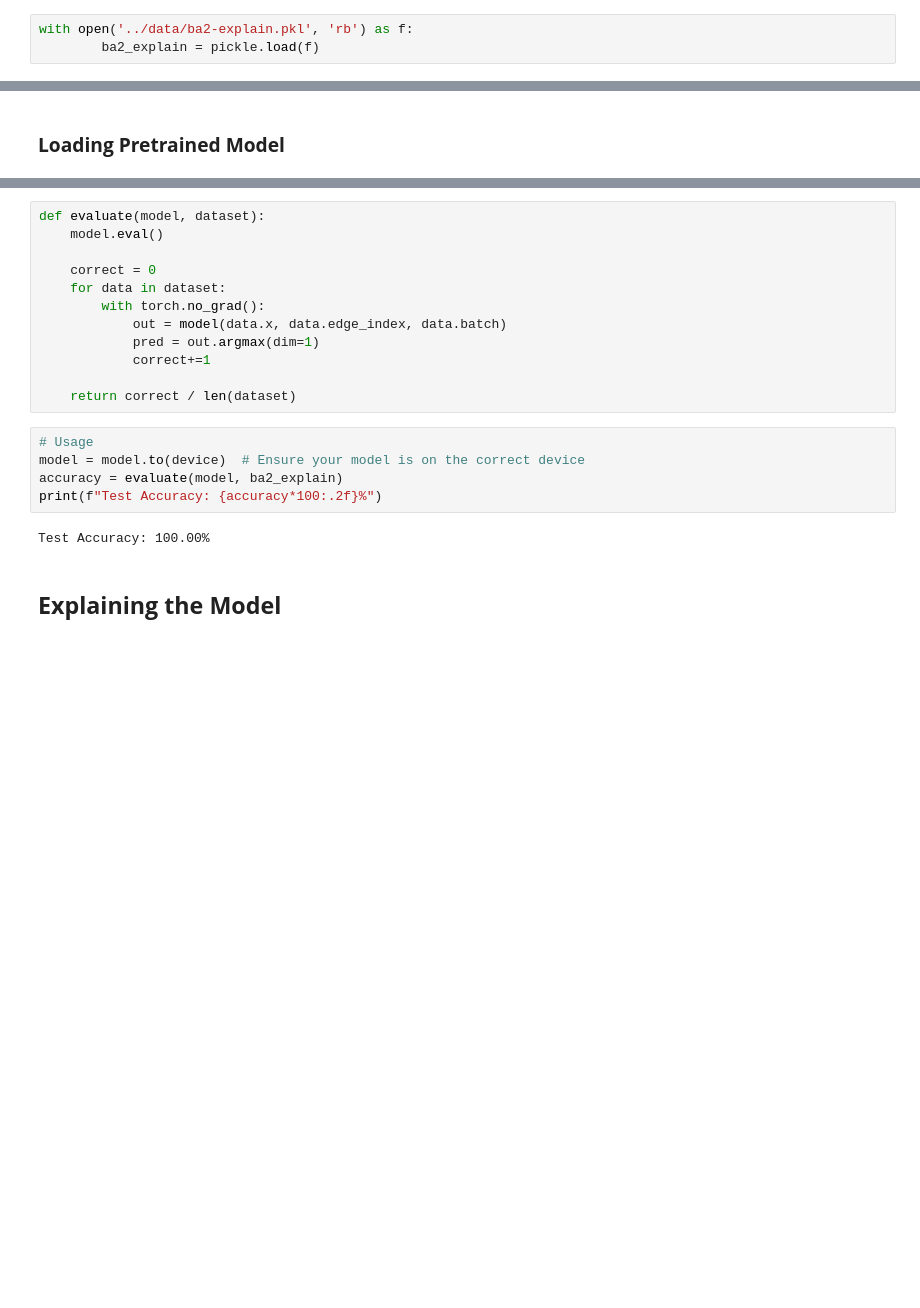
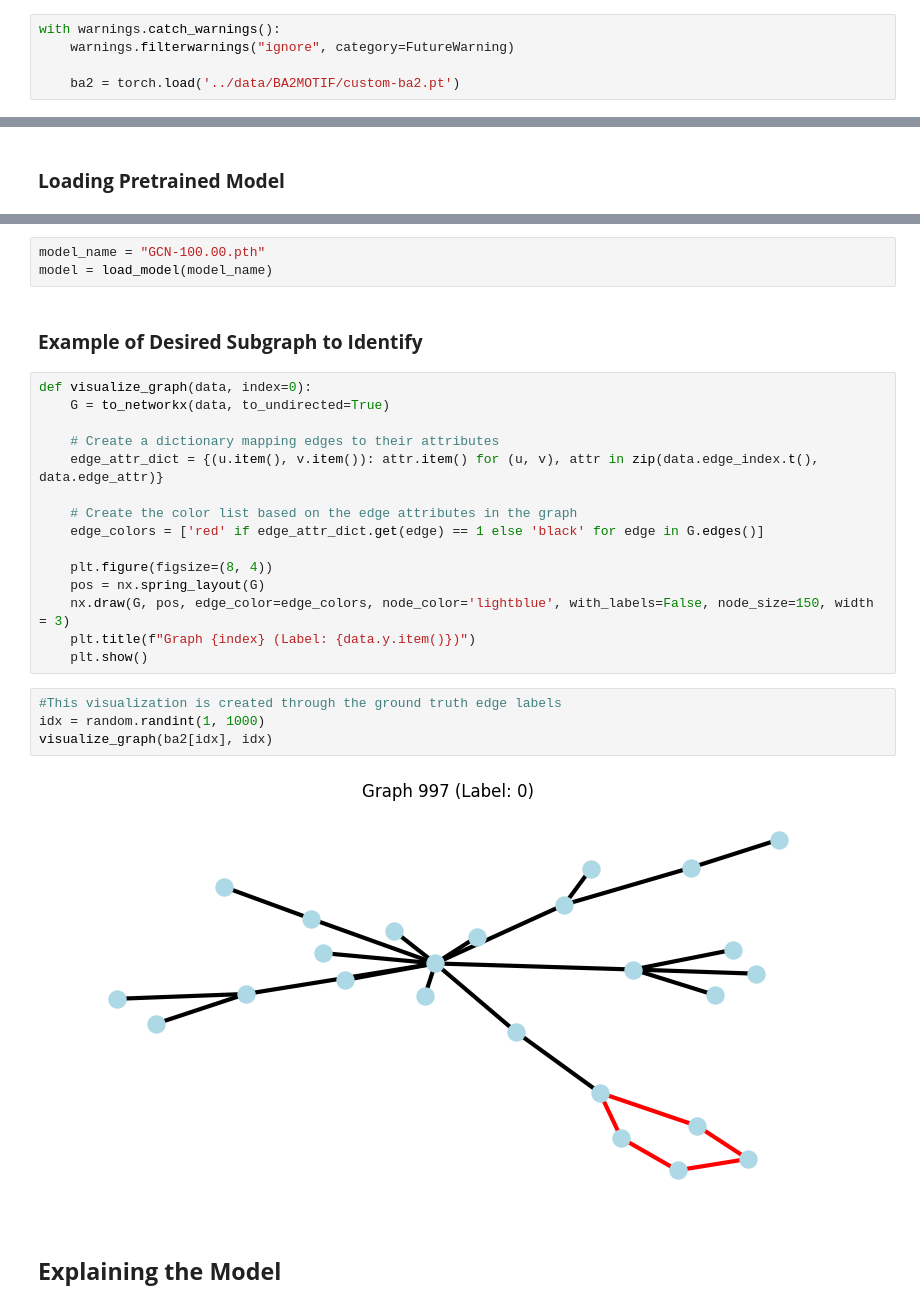
Before and after one commit to dariansal/graphs-deep-learning-explainability, a Jupyter notebook: notebooks/PGExplainer.ipynb, the cells around one changed output, grey strips where cells are left out. Drawn from its saved outputs; the diff is of its cells as text; blank space fills up the shorter version.

```diff
--- a/notebooks/PGExplainer.ipynb
+++ b/notebooks/PGExplainer.ipynb
@@ -144,3 +39,5 @@ ba2_explain = dataset
-# %%
-with open('../data/ba2-explain.pkl', 'rb') as f:
-        ba2_explain = pickle.load(f)
+# %%
+with warnings.catch_warnings():
+    warnings.filterwarnings("ignore", category=FutureWarning)
+
+    ba2 = torch.load('../data/BA2MOTIF/custom-ba2.pt')
@@ -228,21 +66,28 @@ len(ba2_explain)
-# %%
-def evaluate(model, dataset):
-    model.eval()
-
-    correct = 0
-    for data in dataset:
-        with torch.no_grad():
-            out = model(data.x, data.edge_index, data.batch)
-            pred = out.argmax(dim=1)
-            correct+=1
-
-    return correct / len(dataset)
-# %%
-# Usage
-model = model.to(device)  # Ensure your model is on the correct device
-accuracy = evaluate(model, ba2_explain)
-print(f"Test Accuracy: {accuracy*100:.2f}%")
-# %% [output]
-Test Accuracy: 100.00%
+# %%
+model_name = "GCN-100.00.pth"
+model = load_model(model_name)
+# %% [markdown]
+### __Example of Desired Subgraph to Identify__
+# %%
+def visualize_graph(data, index=0):
+    G = to_networkx(data, to_undirected=True)
+
+    # Create a dictionary mapping edges to their attributes
+    edge_attr_dict = {(u.item(), v.item()): attr.item() for (u, v), attr in zip(data.edge_index.t(), data.edge_attr)}
+
+    # Create the color list based on the edge attributes in the graph
+    edge_colors = ['red' if edge_attr_dict.get(edge) == 1 else 'black' for edge in G.edges()]
+
+    plt.figure(figsize=(8, 4))
+    pos = nx.spring_layout(G)
+    nx.draw(G, pos, edge_color=edge_colors, node_color='lightblue', with_labels=False, node_size=150, width = 3)
+    plt.title(f"Graph {index} (Label: {data.y.item()})")
+    plt.show()
+# %%
+#This visualization is created through the ground truth edge labels
+idx = random.randint(1, 1000)
+visualize_graph(ba2[idx], idx)
+# %% [output]
+[figure, added]
 # %% [markdown]
 ## __Explaining the Model__
```
Also changed, not shown: parts of 43 cells of this notebook, 37 other files.
